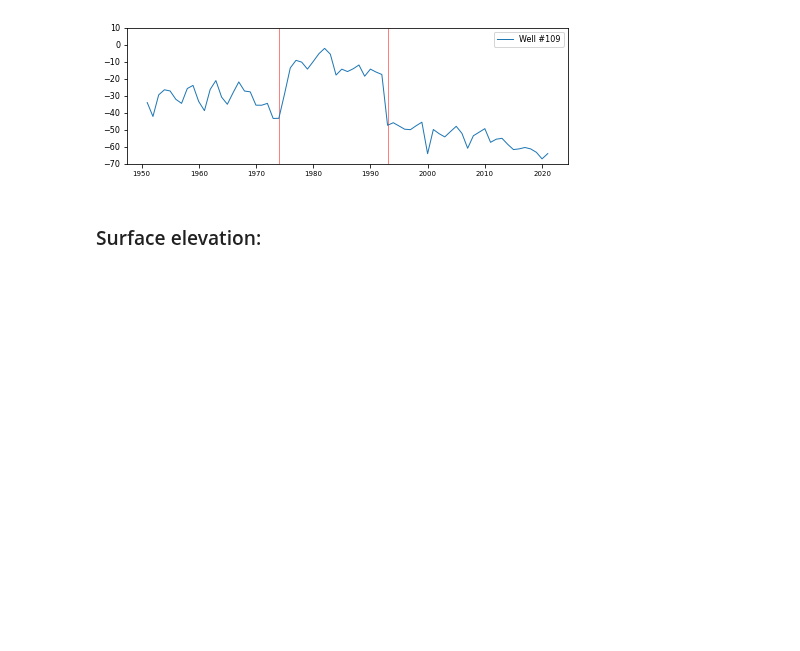
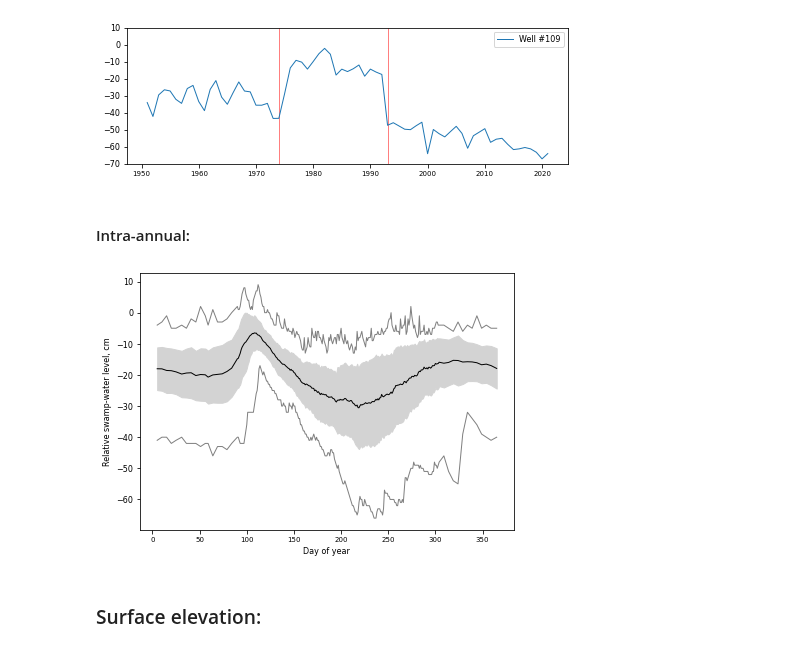
Before and after one commit to shi-hydrology/lammin-suo-plots, a Jupyter notebook: lammin_suo_plots.ipynb, the cells around one changed output. Drawn from its saved outputs; the diff is of its cells as text; code cells hidden in the pictures; blank space fills up the shorter version.

Commit message:
Added intra-annual for swamp-water levels

```diff
--- a/lammin_suo_plots.ipynb
+++ b/lammin_suo_plots.ipynb
@@ -859,6 +837,49 @@ plt.savefig(fig_path, dpi=300, transparent=False, facecolor="white")
 # %% [output]
 Longest time series are from the wells: ['109']
 [figure]
+# %% [markdown]
+#### Intra-annual:
+# %%
+from pandas.tseries.offsets import MonthEnd
+from datetime import timedelta
+
+f = "swamp-water-level_daily_1950-2020.csv"
+
+fig, ax = plt.subplots()
+fig.set_size_inches(2*wu, 2*hu)
+
+tmp = prepare(os.path.join(work_dir, f))
+tmp.sort_index(inplace=True)
+
+wl = "104"  # reference well
+
+tmp = tmp.loc[tmp["SW_WELL"] == wl]
+
+# the timetable of obervations was floating during the "cold" period
+# in some years there were daily observations, in some 5-day
+# we need only 5-day observation to remain:
+tmp["LDAY"] = tmp.index + MonthEnd(0)  # the last day of the month
+tmp["DEL"] = tmp.index.month.isin([1, 2, 3, 11, 12]) & ~tmp.index.day.isin((5, 10, 15, 20, 25)) & ~(tmp.index == tmp["LDAY"])
+# display(tmp)
+tmp = tmp.loc[~tmp["DEL"]]
+
+# next we need to merge 29th Feb with the 28ths
+# otherwise it breaks the behaviour of the calc_intra_annual function
+tmp.index = np.where((tmp.index.month == 2) & (tmp.index.day == 29), tmp.index - timedelta(days=1), tmp.index)
+# display(tmp.loc[(tmp.index.month == 2) & (tmp.index.day > 27)])
+
+
+df = calc_intra_annual(tmp, "SW_LEVEL")
+# display(df.loc[df.index > 55])
+plot_intra_annual(df, ax)
+
+ax.set_ylabel("Relative swamp-water level, cm")
+ax.set_xlabel("Day of year")
+
+fig_path = os.path.join(fig_dir, "test_swamp-water-level-intra.png")
+plt.savefig(fig_path, dpi=300, transparent=False, facecolor="white")
+# %% [output]
+[figure, added]
 # %% [markdown]
 ### Surface elevation:
 # %%
```
Also changed, not shown: parts of 2 cells of this notebook.
